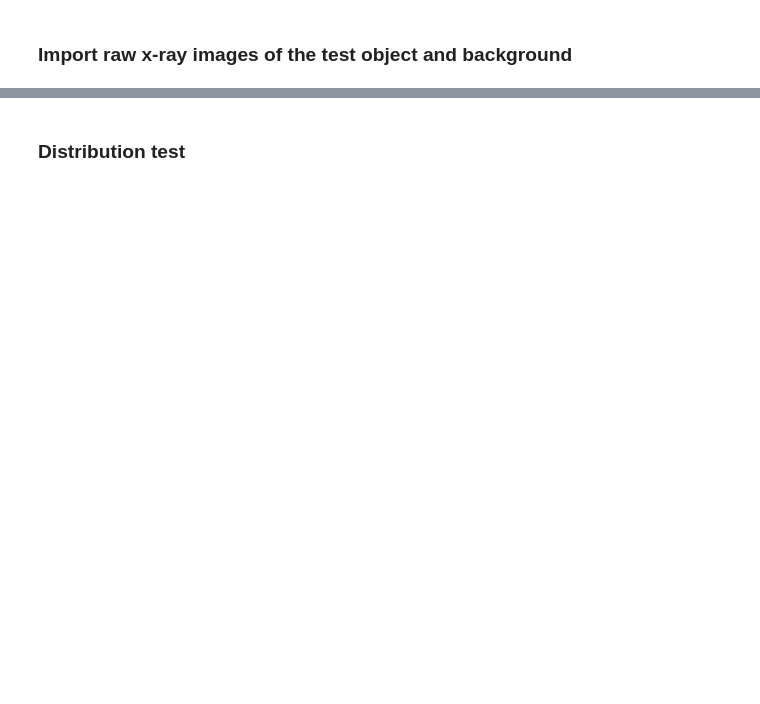
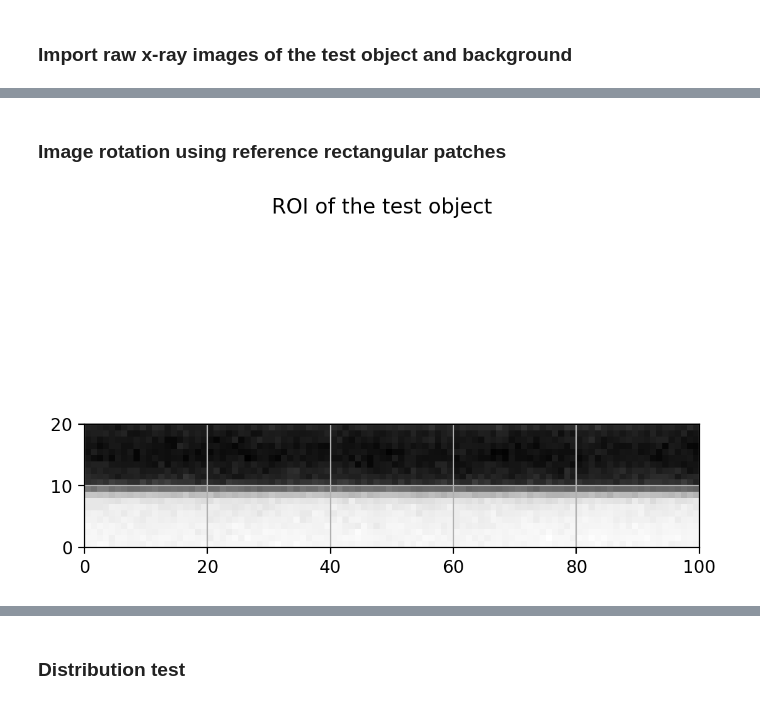
Before and after one commit to mamichberdey/XRayImagePro, a Jupyter notebook: test_image_upscaling.ipynb, the cells around one changed output, grey strips where cells are left out. Saved outputs shown, nothing was run; the diff lists cells and outputs as text; code cells hidden in the pictures; blank space fills up the shorter version.

```diff
--- a/test_image_upscaling.ipynb
+++ b/test_image_upscaling.ipynb
@@ -99,0 +89,19 @@ data_input_source_after_rotated = ndimage.rotate(data_input_source_after_correct
+# %% [markdown]
+### Image rotation using reference rectangular patches
+# %%
+from scipy import ndimage
+# obj_1_rotated = ndimage.rotate(obj_1_corrected, -0.55, reshape=False, mode="nearest")
+obj_rotated = ndimage.rotate(obj_corrected, -0.1, mode="nearest")
+
+%matplotlib inline
+fig, ax = plt.subplots(dpi=200)
+ax.set_aspect('equal')
+plt.pcolormesh(obj_corrected[715:735, 825:925], cmap="Greys_r")
+# plt.pcolormesh(obj_rotated, cmap="Greys_r")
+# plt.axis("off")
+fig.suptitle("ROI of the test object")
+# plt.savefig(f"raw_data2.png", bbox_inches='tight', pad_inches=0, dpi=400)
+plt.grid()
+plt.show()
+# %% [output]
+[figure, added]
```
Also changed, not shown: parts of 57 cells of this notebook.
